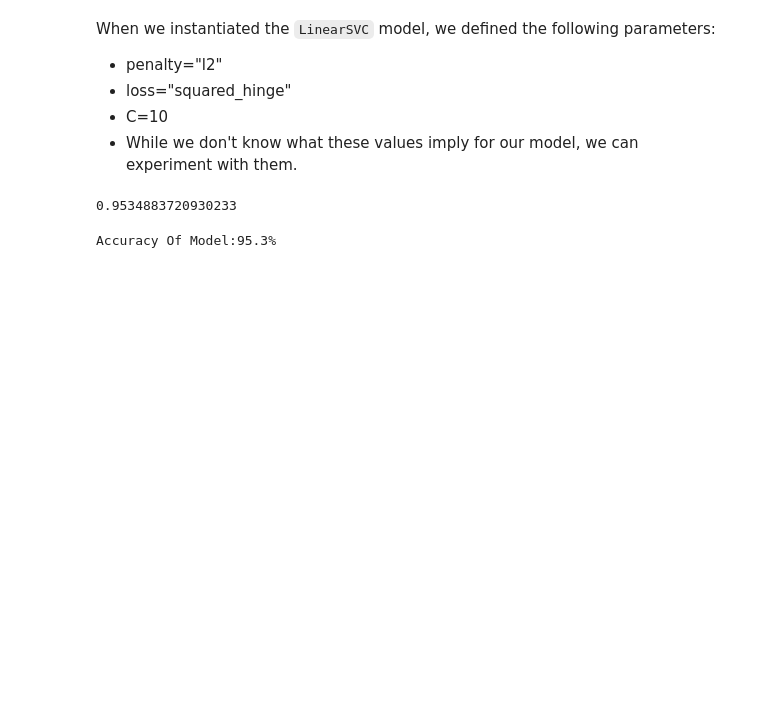
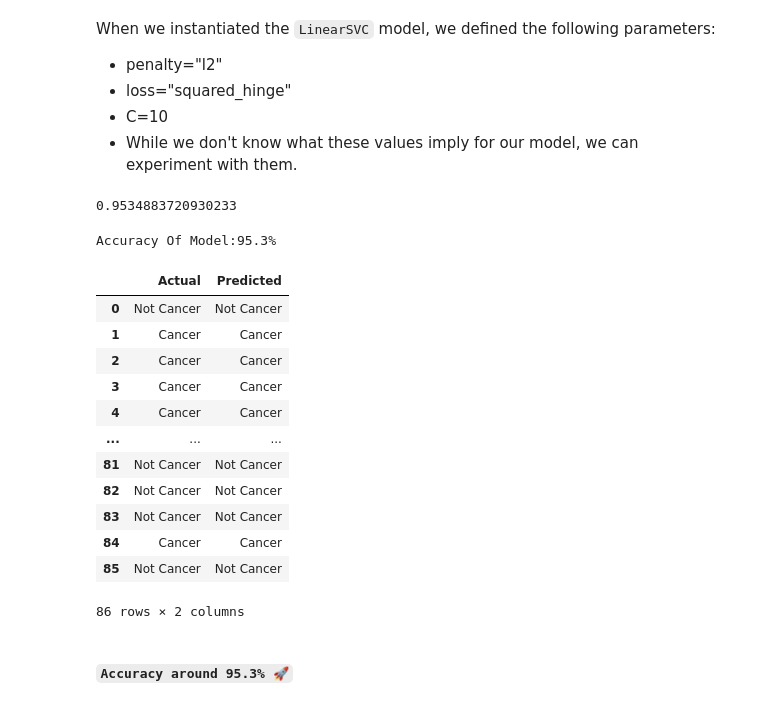
Before and after one commit to aninarafath6/180DaysMlChallenge, a Jupyter notebook: day_1/brest_cancer.ipynb, the cells around one changed output. Saved outputs shown, nothing was run; the diff lists cells and outputs as text; code cells hidden in the pictures; blank space fills up the shorter version.

Commit message:
# day 1 out of 180 days of ml, Brest cancer Classification, Linear support Bector Classification with sklearn

```diff
--- a/day_1.ipynb
+++ b/day_1/brest_cancer.ipynb
@@ -256,3 +256,32 @@ test_accuracy
 print("Accuracy Of Model:{}%".format(round(test_accuracy,3)*100))
 # %% [output]
 Accuracy Of Model:95.3%
+# %%
+
+
+data = model.predict(X_test)
+
+prediction = list(map(lambda predict: "Cancer" if predict ==1 else "Not Cancer",data))
+prediction
+
+actual_value = list(map(lambda value: "Cancer" if value ==1 else "Not Cancer",y_test))
+df = pd.DataFrame({"Actual":actual_value,"Predicted":prediction})
+
+
+df
+# %% [output]
+|  | Actual | Predicted |
+| 0 | Not Cancer | Not Cancer |
+| 1 | Cancer | Cancer |
+| 2 | Cancer | Cancer |
+| 3 | Cancer | Cancer |
+| 4 | Cancer | Cancer |
+| ... | ... | ... |
+| 81 | Not Cancer | Not Cancer |
+| 82 | Not Cancer | Not Cancer |
+| 83 | Not Cancer | Not Cancer |
+| 84 | Cancer | Cancer |
+| 85 | Not Cancer | Not Cancer |
+86 rows × 2 columns
+# %% [markdown]
+#### **`Accuracy around 95.3% 🚀`**
```
Also changed, not shown: 9 other files.
